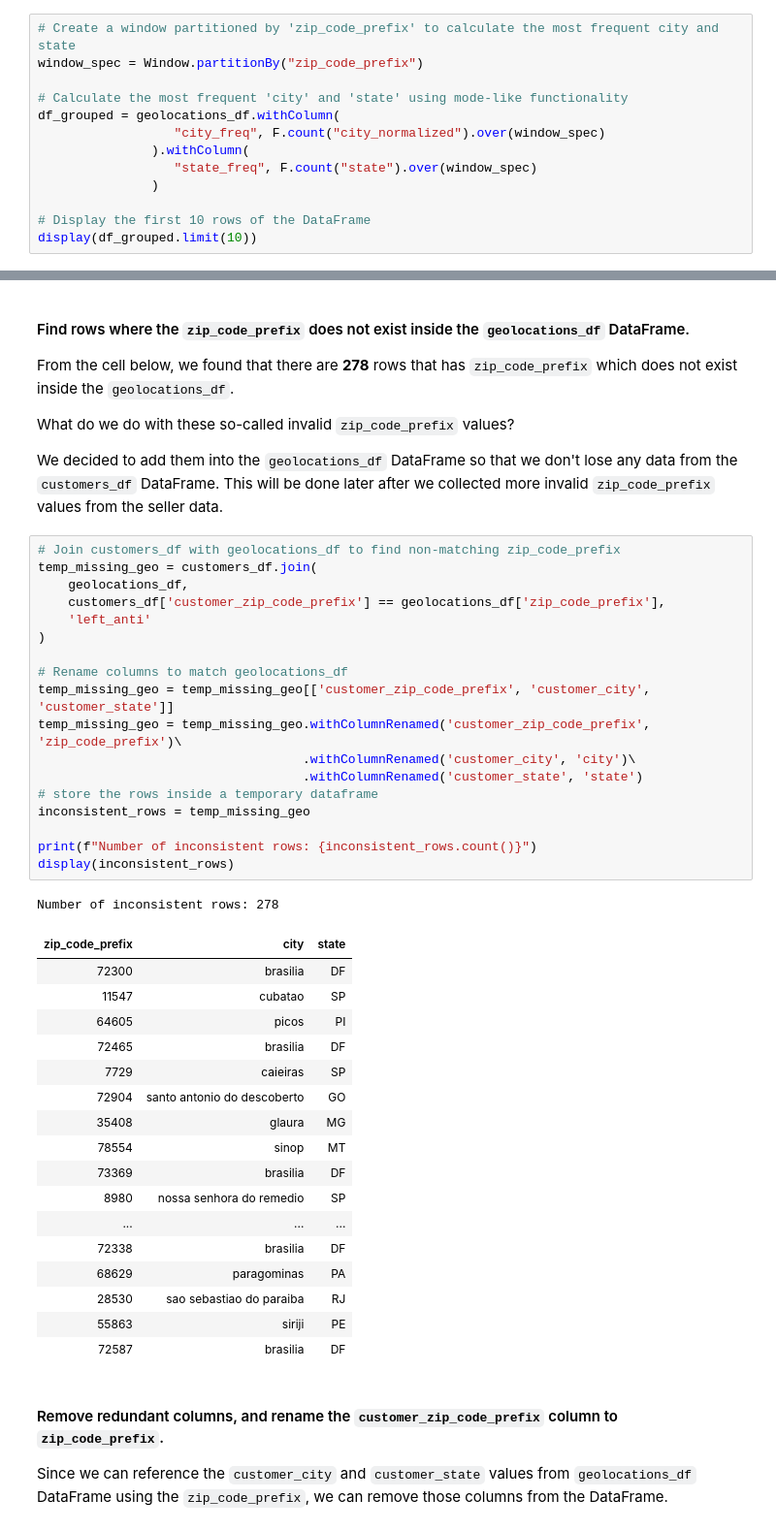
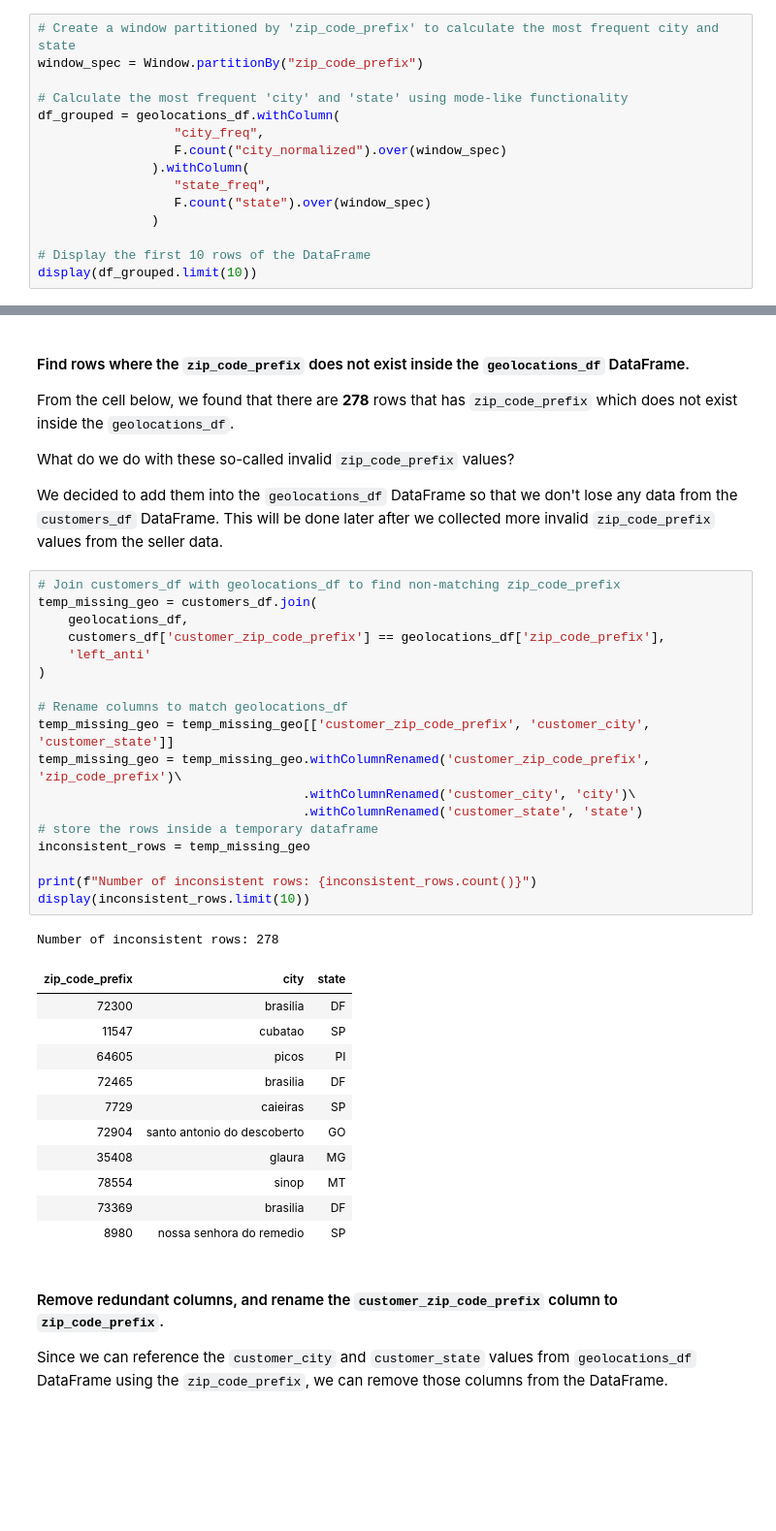
Before and after one commit to syafaatsaat/omni_oracle, a Jupyter notebook: final_project/notebooks/azure_data_cleaning.ipynb, the cells around one changed output, grey strips where cells are left out. Shown: that part at 97% size. Saved outputs shown, nothing was run; the diff lists cells and outputs as text; blank space fills up the shorter version.

```diff
--- a/final_project/notebooks/azure_data_cleaning.ipynb
+++ b/final_project/notebooks/azure_data_cleaning.ipynb
@@ -296,9 +287,11 @@ window_spec = Window.partitionBy("zip_code_prefix")
 
 # Calculate the most frequent 'city' and 'state' using mode-like functionality
 df_grouped = geolocations_df.withColumn(
-                  "city_freq", F.count("city_normalized").over(window_spec)
+                  "city_freq",
+                  F.count("city_normalized").over(window_spec)
                ).withColumn(
-                  "state_freq", F.count("state").over(window_spec)
+                  "state_freq",
+                  F.count("state").over(window_spec)
                )
 
 # Display the first 10 rows of the DataFrame
@@ -428,40 +421,34 @@ We decided to add them into the `geolocations_df` DataFrame so that we don't los
 # %%
 # Join customers_df with geolocations_df to find non-matching zip_code_prefix
 temp_missing_geo = customers_df.join(
     geolocations_df,
     customers_df['customer_zip_code_prefix'] == geolocations_df['zip_code_prefix'],
     'left_anti'
 )
 
 # Rename columns to match geolocations_df
 temp_missing_geo = temp_missing_geo[['customer_zip_code_prefix', 'customer_city', 'customer_state']]
 temp_missing_geo = temp_missing_geo.withColumnRenamed('customer_zip_code_prefix', 'zip_code_prefix')\
                                    .withColumnRenamed('customer_city', 'city')\
                                    .withColumnRenamed('customer_state', 'state')
 # store the rows inside a temporary dataframe
 inconsistent_rows = temp_missing_geo
 
 print(f"Number of inconsistent rows: {inconsistent_rows.count()}")
-display(inconsistent_rows)
+display(inconsistent_rows.limit(10))
 # %% [output]
 Number of inconsistent rows: 278
 | zip_code_prefix | city | state |
 | 72300 | brasilia | DF |
 | 11547 | cubatao | SP |
 | 64605 | picos | PI |
 | 72465 | brasilia | DF |
 | 7729 | caieiras | SP |
 | 72904 | santo antonio do descoberto | GO |
 | 35408 | glaura | MG |
 | 78554 | sinop | MT |
 | 73369 | brasilia | DF |
 | 8980 | nossa senhora do remedio | SP |
-| ... | ... | ... |
-| 72338 | brasilia | DF |
-| 68629 | paragominas | PA |
-| 28530 | sao sebastiao do paraiba | RJ |
-| 55863 | siriji | PE |
-| 72587 | brasilia | DF |
 # %% [markdown]
 #### Remove redundant columns, and rename the `customer_zip_code_prefix` column to `zip_code_prefix`.
 
```
Also changed, not shown: parts of 35 cells of this notebook.
